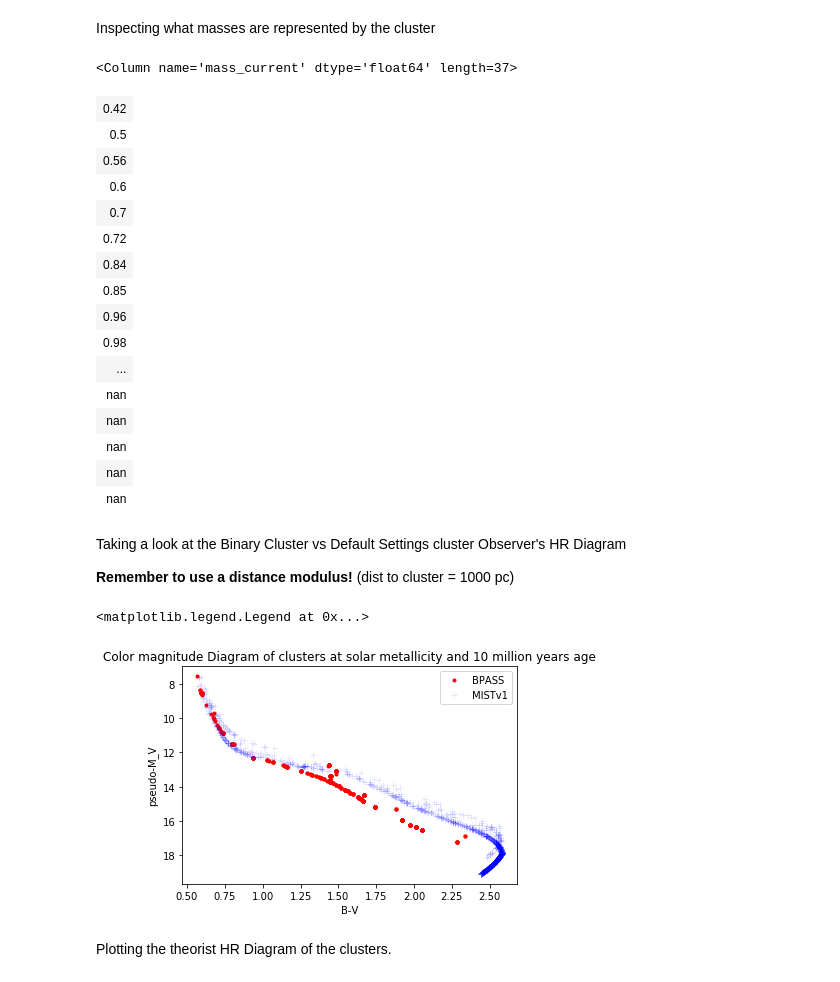
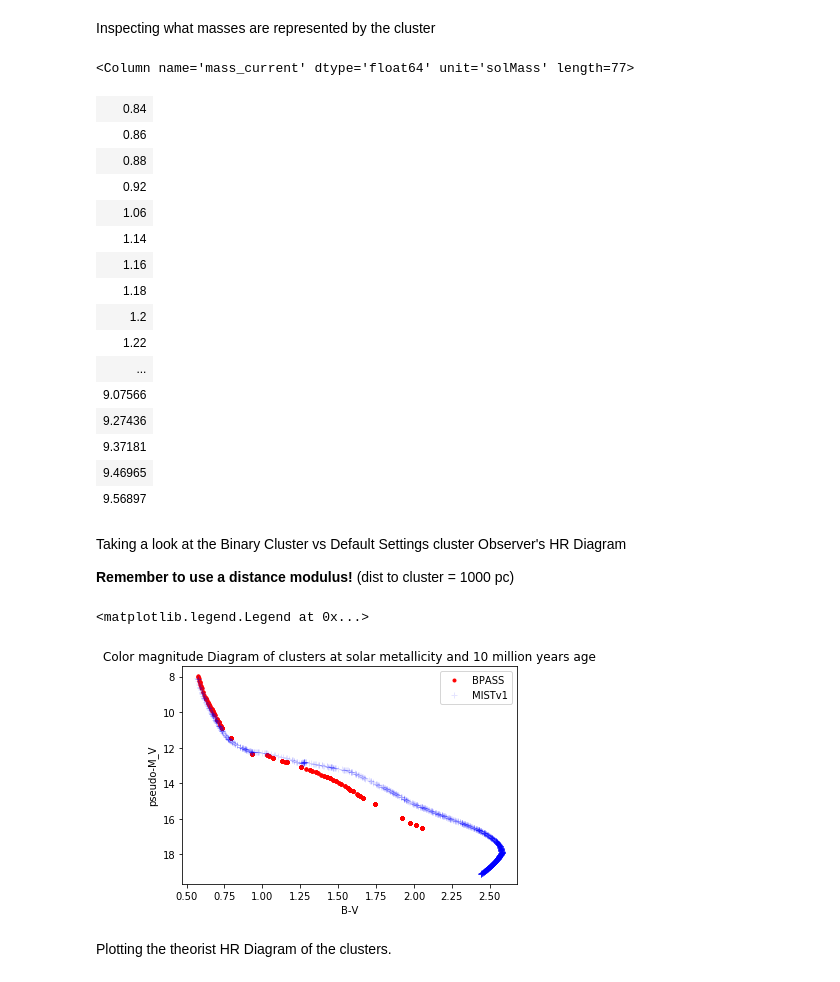
Before and after one commit to astropy/SPISEA, a Jupyter notebook: Test_Plots/Debugging the SPISEA isochrone at solar metallicity 10 million year old.ipynb, the cells around one changed output. Drawn from its saved outputs; the diff is of its cells as text; code cells hidden in the pictures.

```diff
--- a/Test_Plots/Debugging the SPISEA isochrone at solar metallicity 10 million year old.ipynb
+++ b/Test_Plots/Debugging the SPISEA isochrone at solar metallicity 10 million year old.ipynb
@@ -15,5 +15,5 @@ import math
 import time
 t1=time.time()
 bps=evolution.BPASS()
-iso1=synthetic.Isochrone_Binary(7.0, 0.7, 1000,math.log10(1), mass_sampling=1, filepath='/g/lu/scratch/ryotainagaki/BPASS_iso_filesTimedIsolated/')
+iso1=synthetic.Isochrone_Binary(7.0, 0.7, 1000,math.log10(1), mass_sampling=1)
 # %% [output]
@@ -167,5 +167,5 @@ from spisea import ifmr
 # %% [markdown]
 Make the clusters corresponding to the binary star isochrone and the MISTv.1 isochrone
 # %%
-clus_1=synthetic.Cluster_w_Binaries(iso1, imf.IMFSalpeter1955(multiplicity=multiplicity.MultiplicityResolvedDK()), 2000, ifmr=ifmr.IFMR_Spera15())
-clus_2=synthetic.ResolvedCluster(iso2, imf.IMFSalpeter1955(multiplicity=multiplicity.MultiplicityResolvedDK()), 2000, ifmr=ifmr.IFMR_Spera15())
+clus_1=synthetic.Cluster_w_Binaries(iso1, imf.IMFSalpeter1955(multiplicity=None), 2000, ifmr=ifmr.IFMR_Spera15())
+clus_2=synthetic.ResolvedCluster(iso2, imf.IMFSalpeter1955(multiplicity=None), 2000, ifmr=ifmr.IFMR_Spera15())
@@ -396,25 +393,25 @@ plt.legend()
 # %% [markdown]
 Inspecting what masses are represented by the cluster
 # %%
-np.unique((clus_1.companions['mass_current']))
+np.unique((clus_1.star_systems['mass_current']))
 # %% [output]
-<Column name='mass_current' dtype='float64' length=37>
+<Column name='mass_current' dtype='float64' unit='solMass' length=77>
-| 0.42 |
-| 0.5 |
-| 0.56 |
-| 0.6 |
-| 0.7 |
-| 0.72 |
 | 0.84 |
-| 0.85 |
-| 0.96 |
-| 0.98 |
+| 0.86 |
+| 0.88 |
+| 0.92 |
+| 1.06 |
+| 1.14 |
+| 1.16 |
+| 1.18 |
+| 1.2 |
+| 1.22 |
 | ... |
-| nan |
-| nan |
-| nan |
-| nan |
-| nan |
+| 9.07566 |
+| 9.27436 |
+| 9.37181 |
+| 9.46965 |
+| 9.56897 |
 # %% [markdown]
 Taking a look at the Binary Cluster vs Default Settings cluster Observer's HR Diagram
 
@@ -430,7 +427,7 @@ plt.gca().invert_yaxis()
 plt.legend()
 # %% [output]
 <matplotlib.legend.Legend at 0x...>
-[figure, old version]
+[figure, new version]
 # %% [markdown]
 Plotting the theorist HR Diagram of the clusters.
 # %%
```
Also changed, not shown: parts of 14 cells of this notebook, 2 other files.
